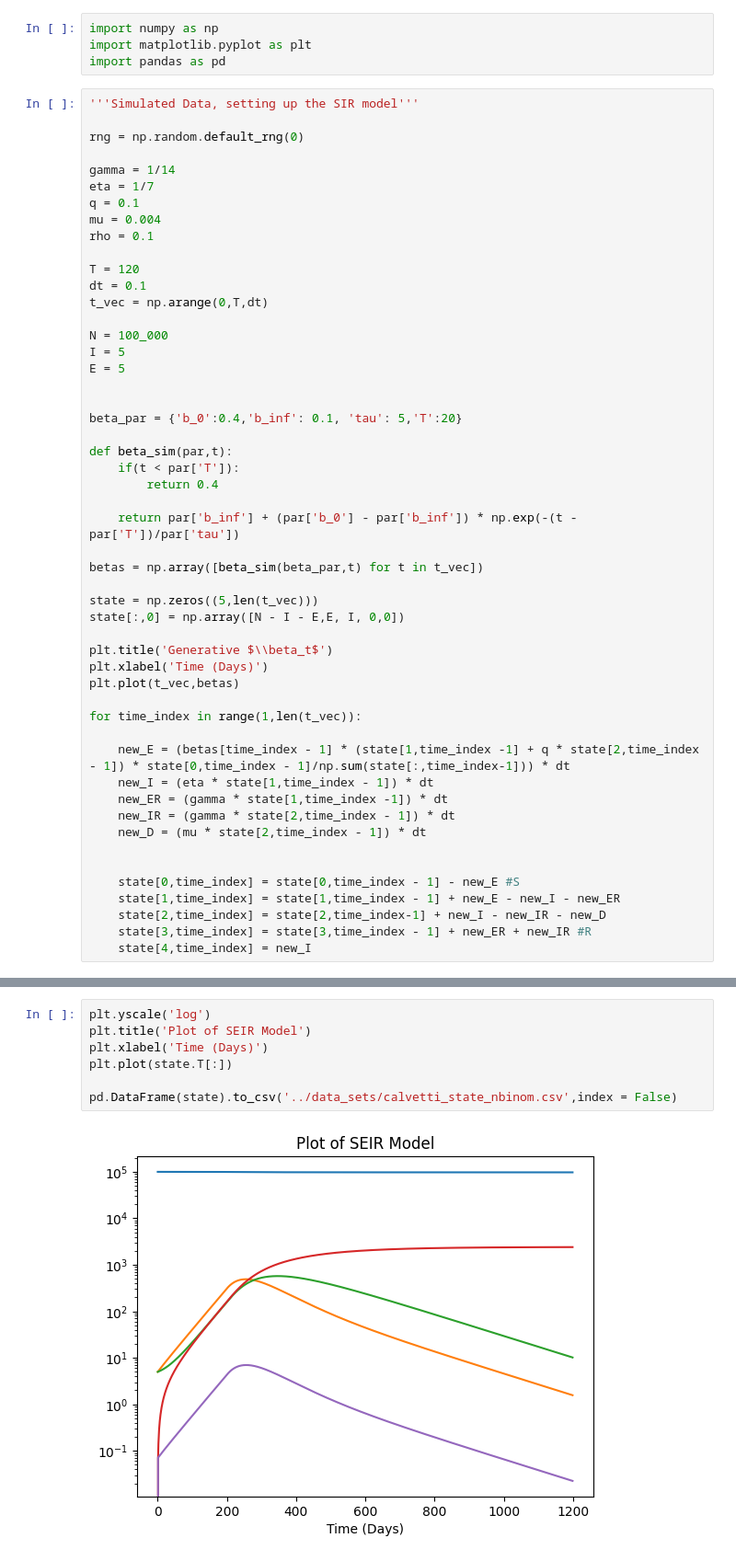
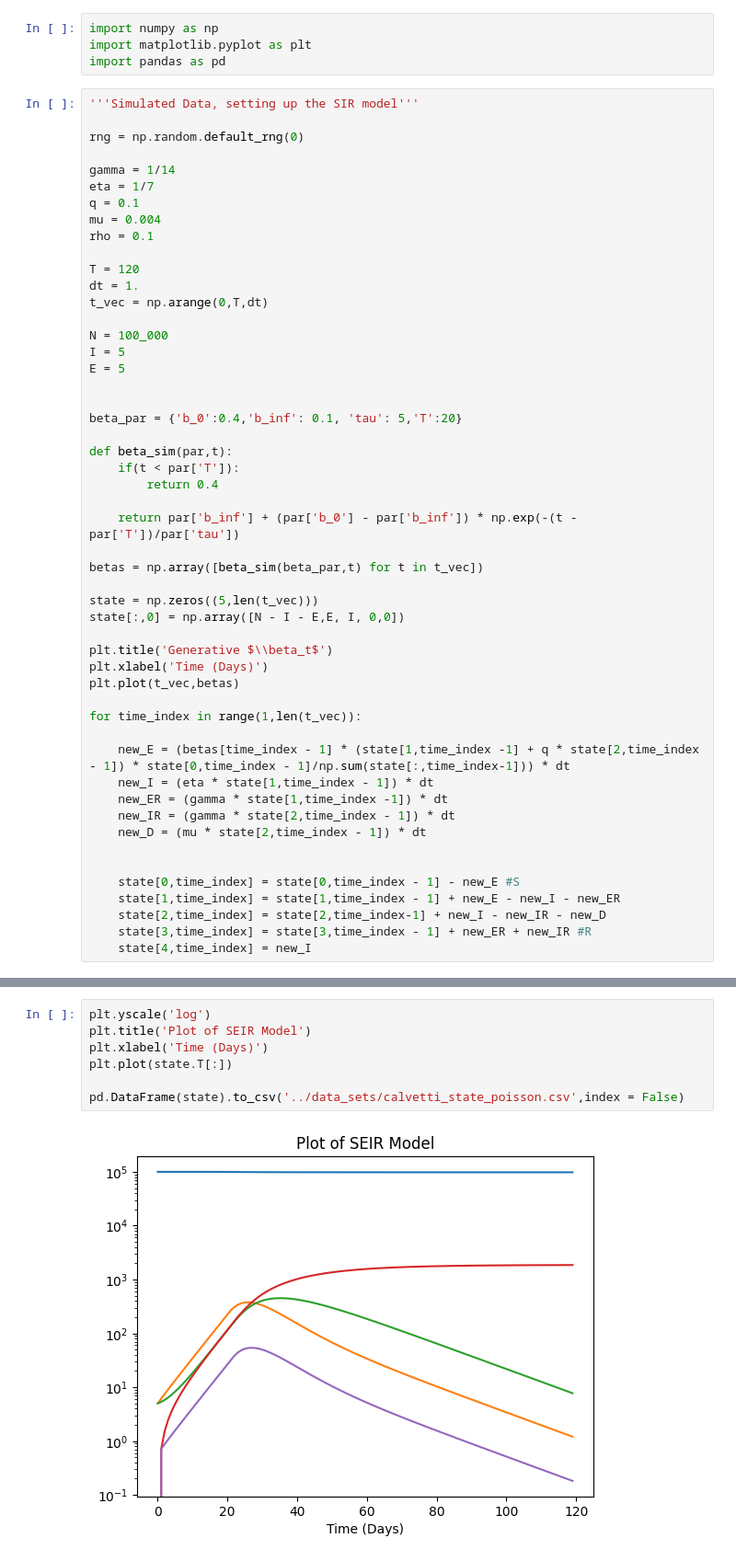
Before and after one commit to Averydx/PMCMC, a Jupyter notebook: examples/generative_data_calvetti.ipynb, the cells around one changed output, grey strips where cells are left out. Shown at 92% size. Cells and saved outputs as stored; diff of their text form.

```diff
--- a/examples/generative_data_calvetti.ipynb
+++ b/examples/generative_data_calvetti.ipynb
@@ -14,7 +14,7 @@ mu = 0.004
 rho = 0.1
 
 T = 120
-dt = 0.1
+dt = 1.
 t_vec = np.arange(0,T,dt)
 
 N = 100_000
@@ -58,10 +58,10 @@ for time_index in range(1,len(t_vec)):
 # %%
 plt.yscale('log')
 plt.title('Plot of SEIR Model')
 plt.xlabel('Time (Days)')
 plt.plot(state.T[:])
 
-pd.DataFrame(state).to_csv('../data_sets/calvetti_state_nbinom.csv',index = False)
+pd.DataFrame(state).to_csv('../data_sets/calvetti_state_poisson.csv',index = False)
 # %% [output]
-[figure, old version]
+[figure, new version]
 # %%
```
Also changed, not shown: parts of 3 cells of this notebook, 7 other files.
